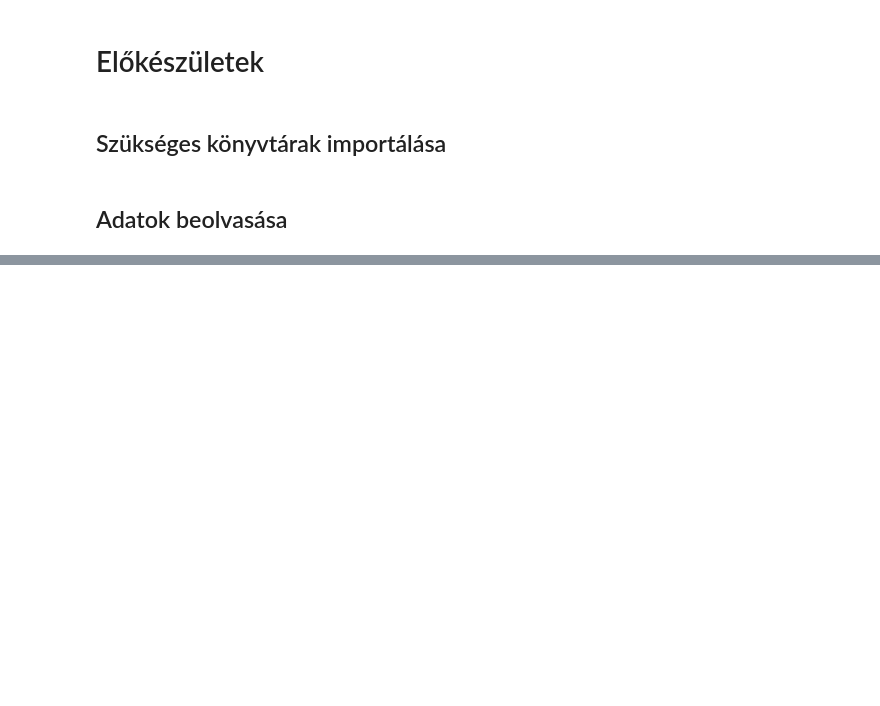
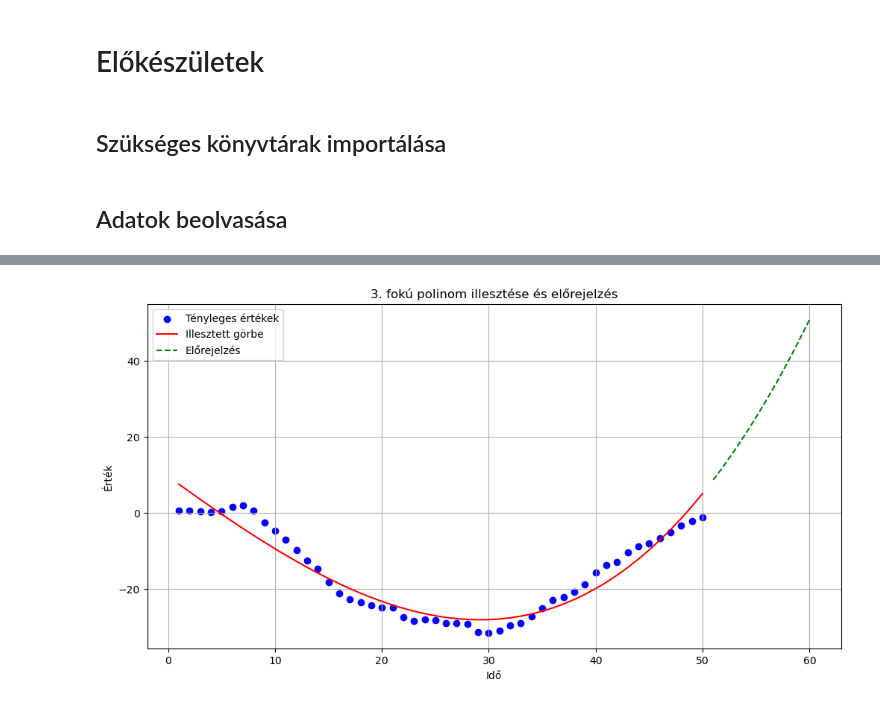
Before and after one commit to Iv4nyi/statHF, a Jupyter notebook: 3. Feladat.ipynb, the cells around one changed output, grey strips where cells are left out. Drawn from its saved outputs; the diff is of its cells as text; code cells hidden in the pictures; blank space fills up the shorter version.

```diff
--- a/3. Feladat.ipynb
+++ b/3. Feladat.ipynb
@@ -117,0 +38,90 @@ Model:                            OLS   Adj. R-squared:                  0.916
+# %%
+# Modellek összehasonlítása
+max_degree = 10
+selected_degree = 3  # a kiválasztott fokszám
+results = []
+
+# Különböző fokszámú modellek összehasonlítása
+for degree in range(0, max_degree):
+   X = np.vander(df['Idő'], degree + 1)
+   model = sm.OLS(df['Érték'], X).fit()
+   r2 = r2_score(df['Érték'], model.fittedvalues)
+
+   results.append({
+       'Fokszám': degree,
+       'R²': r2,
+       'AIC': model.aic,
+       'BIC': model.bic
+   })
+
+# Eredmények kiíratása
+results_df = pd.DataFrame(results)
+print("\nModellek összehasonlítása:")
+print(results_df)
+
+# Kiválasztott fokszámú polinom illesztése
+X = np.vander(df['Idő'], selected_degree + 1)
+model = sm.OLS(df['Érték'], X).fit()
+
+# Eredmények kiíratása
+print(f"\n{selected_degree}. fokú polinom illesztése:")
+print(model.summary().tables[0])
+print(model.summary().tables[1])
+
+# Reziduálisok vizsgálata
+residuals = model.resid
+
+# 1. Várható érték vizsgálata
+resid_mean = np.mean(residuals)
+resid_std = np.std(residuals, ddof=selected_degree+1)
+t_stat = resid_mean / (resid_std/np.sqrt(len(residuals)))
+p_value_mean = 2 * stats.t.cdf(-abs(t_stat), len(residuals)-1)
+
+# 2. Normalitás vizsgálata (Shapiro-Wilk teszt)
+shapiro_stat, shapiro_p = stats.shapiro(residuals)
+
+# 3. Függetlenség vizsgálata (Durbin-Watson teszt)
+dw_stat = sm.stats.stattools.durbin_watson(residuals)
+
+# 4. Homoszkedaszticitás vizsgálata (Breusch-Pagan teszt)
+bp_test = sm.stats.diagnostic.het_breuschpagan(residuals, model.model.exog)
+
+print("\nHibatagok vizsgálata - eredmények:")
+print("-" * 50)
+print(f"1. Várható érték vizsgálata:")
+print(f"Átlag (várható érték becslése): {resid_mean:.6f}")
+print(f"t-statisztika: {t_stat}")
+print(f"p-érték: {p_value_mean}")
+
+print(f"\n2. Normalitás vizsgálata (Shapiro-Wilk):")
+print(f"Teszt statisztika: {shapiro_stat:.6f}")
+print(f"p-érték: {shapiro_p:.6f}")
+
+print(f"\n3. Függetlenség vizsgálata (Durbin-Watson):")
+print(f"DW statisztika: {dw_stat:.6f}")
+
+print(f"\n4. Homoszkedaszticitás vizsgálata (Breusch-Pagan):")
+print(f"Teszt statisztika: {bp_test[0]:.6f}")
+print(f"p-érték: {bp_test[1]:.6f}")
+
+# Előrejelzés a következő 10 időpontra
+future_points = np.arange(len(df) + 1, len(df) + 11)
+X_future = np.vander(future_points, selected_degree + 1)
+predictions = model.predict(X_future)
+
+print("\nElőrejelzések:")
+for i, pred in enumerate(predictions):
+   print(f"{future_points[i]}. időpont: {pred:.2f}")
+
+# Ábrázolás
+plt.figure(figsize=(12, 6))
+plt.scatter(df['Idő'], df['Érték'], color='blue', label='Tényleges értékek')
+plt.plot(df['Idő'], model.fittedvalues, color='red', label='Illesztett görbe')
+plt.plot(future_points, predictions, color='green', linestyle='--', label='Előrejelzés')
+plt.xlabel('Idő')
+plt.ylabel('Érték')
+plt.title(f'{selected_degree}. fokú polinom illesztése és előrejelzés')
+plt.legend()
+plt.grid(True)
+plt.show()
+# %% [output]
@@ -117,0 +145 @@ Model:                            OLS   Adj. R-squared:                  0.916
+[figure, added]
```
Also changed, not shown: parts of 11 cells of this notebook, 12 other files.
